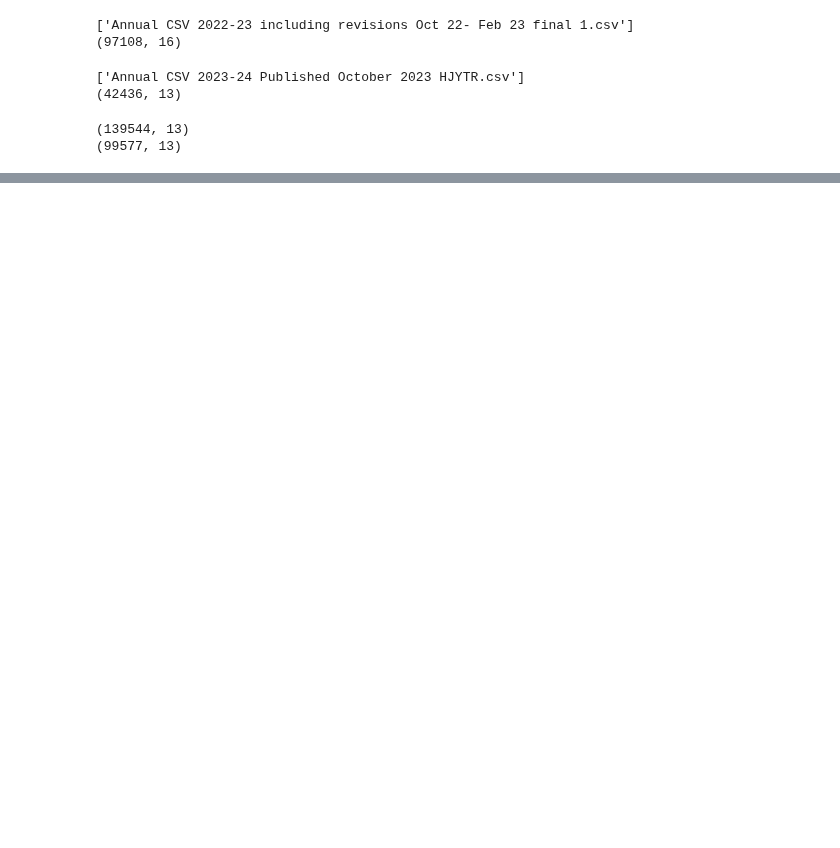
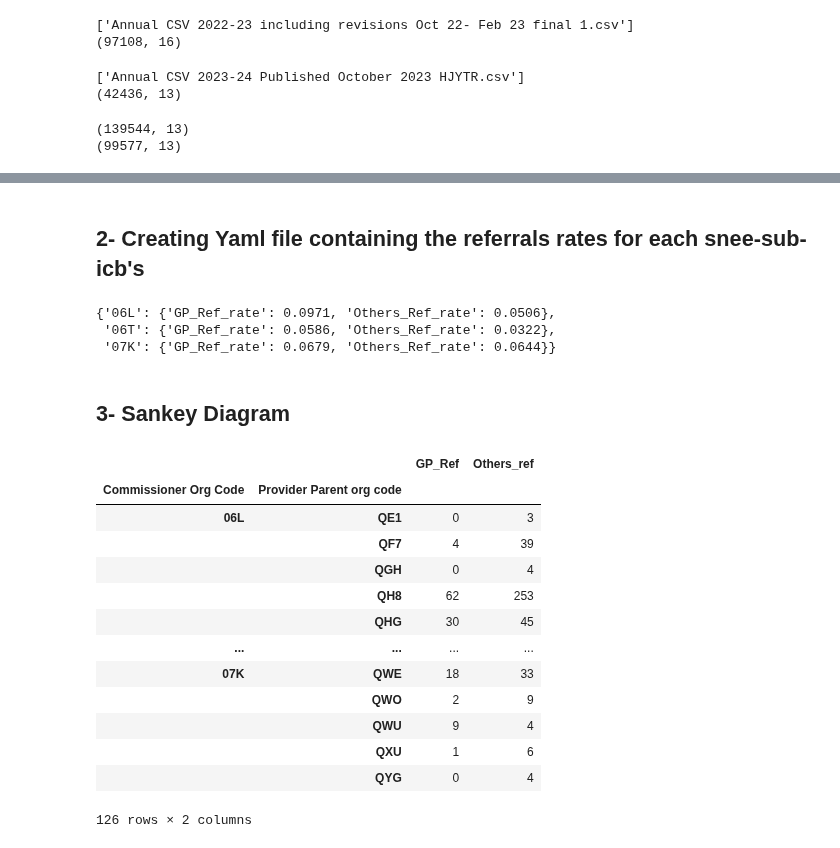
Before and after one commit to SNEE-ICS/PrimaryCareDemandAndCapacity, a Jupyter notebook: notebooks/1d_ReferralRate.ipynb, the cells around one changed output, grey strips where cells are left out. Cells and saved outputs as stored; diff of their text form; code cells hidden in the pictures; blank space fills up the shorter version.

```diff
--- a/notebooks/1d_ReferralRate.ipynb
+++ b/notebooks/1d_ReferralRate.ipynb
@@ -148,0 +180,10 @@ snee_referrals
+# %% [markdown]
+## 2- Creating Yaml file containing the referrals rates for each snee-sub-icb's
+# %%
+#Converting to Dictionary
+referance_rate_dict = snee_sub_icb_referral_rate.round(4).to_dict(orient='index')
+referance_rate_dict
+# %% [output]
+{'06L': {'GP_Ref_rate': 0.0971, 'Others_Ref_rate': 0.0506},
+ '06T': {'GP_Ref_rate': 0.0586, 'Others_Ref_rate': 0.0322},
+ '07K': {'GP_Ref_rate': 0.0679, 'Others_Ref_rate': 0.0644}}
@@ -149,3 +196,30 @@ snee_referrals
+# %% [markdown]
+## 3- Sankey Diagram
+# %%
+# Only taking required columns and dropping the rest
+needed_colss = ['Commissioner Org Code','Provider Parent org code','Op Gprefsmade M','Op Otherrefsmade M']
+referrals_df_2 = referrals_df[needed_colss].copy()
+
+# Keeping commmissioned records for SNEE-sub-icb and dropping rest
+snee_referrals_2 = referrals_df_2[referrals_df_2['Commissioner Org Code'].isin(sub_icb_code)].reset_index().drop(columns=['index'])
+
+snee_referrals_groupby_2 = snee_referrals_2.rename(columns={'Op Gprefsmade M':'GP_Ref', 'Op Otherrefsmade M':'Others_ref'}).groupby(['Commissioner Org Code','Provider Parent org code']).sum()
+snee_referrals_groupby_2
+# %% [output]
+|  |  | GP_Ref | Others_ref |
+| Commissioner Org Code | Provider Parent org code |  |  |
+| 06L | QE1 | 0 | 3 |
+|  | QF7 | 4 | 39 |
+|  | QGH | 0 | 4 |
+|  | QH8 | 62 | 253 |
+|  | QHG | 30 | 45 |
+| ... | ... | ... | ... |
+| 07K | QWE | 18 | 33 |
+|  | QWO | 2 | 9 |
+|  | QWU | 9 | 4 |
+|  | QXU | 1 | 6 |
+|  | QYG | 0 | 4 |
+126 rows × 2 columns
 # %%
 fig = go.Figure(data=[go.Sankey(
     node = dict(
```
Also changed, not shown: parts of 19 cells of this notebook.
